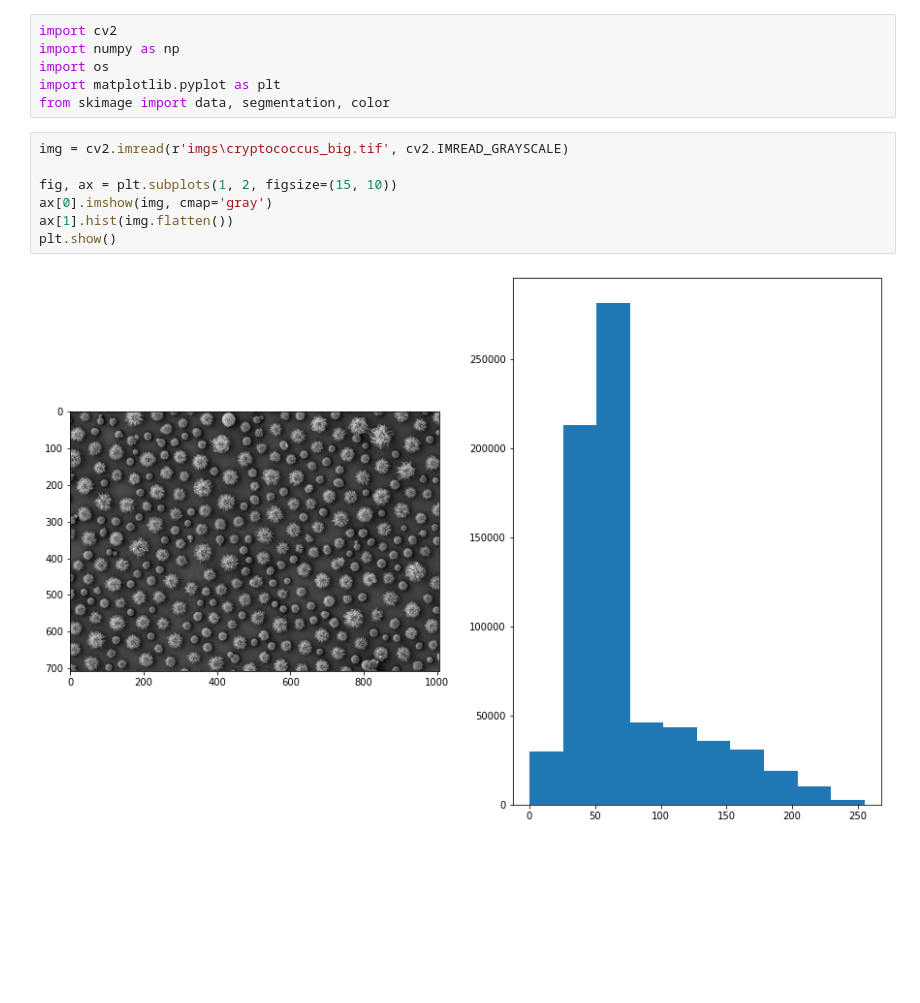
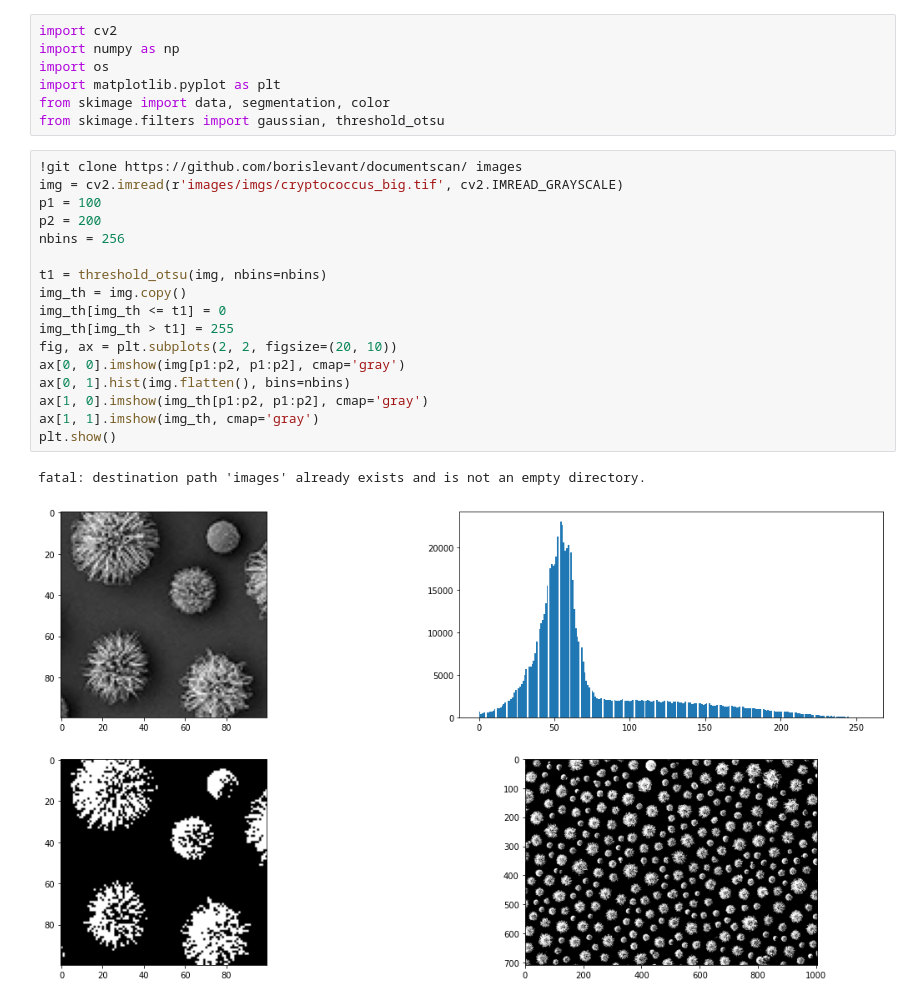
Before and after one commit to borislevant/cvplayground, a Jupyter notebook: segmentation.ipynb, the cells around one changed output. Saved outputs shown, nothing was run; the diff lists cells and outputs as text; blank space fills up the shorter version.

```diff
--- a/segmentation.ipynb
+++ b/segmentation.ipynb
@@ -4,12 +6,24 @@ import numpy as np
 import os
 import matplotlib.pyplot as plt
 from skimage import data, segmentation, color
+from skimage.filters import gaussian, threshold_otsu
-# %%
-img = cv2.imread(r'imgs\cryptococcus_big.tif', cv2.IMREAD_GRAYSCALE)
-
-fig, ax = plt.subplots(1, 2, figsize=(15, 10))
-ax[0].imshow(img, cmap='gray')
-ax[1].hist(img.flatten())
-plt.show()
-# %% [output]
-[figure, removed]
+# %%
+!git clone https://github.com/borislevant/documentscan/ images
+img = cv2.imread(r'images/imgs/cryptococcus_big.tif', cv2.IMREAD_GRAYSCALE)
+p1 = 100
+p2 = 200
+nbins = 256
+
+t1 = threshold_otsu(img, nbins=nbins)
+img_th = img.copy()
+img_th[img_th <= t1] = 0
+img_th[img_th > t1] = 255
+fig, ax = plt.subplots(2, 2, figsize=(20, 10))
+ax[0, 0].imshow(img[p1:p2, p1:p2], cmap='gray')
+ax[0, 1].hist(img.flatten(), bins=nbins)
+ax[1, 0].imshow(img_th[p1:p2, p1:p2], cmap='gray')
+ax[1, 1].imshow(img_th, cmap='gray')
+plt.show()
+# %% [output]
+fatal: destination path 'images' already exists and is not an empty directory.
+[figure, added]
```
Also changed, not shown: parts of 4 cells of this notebook.
